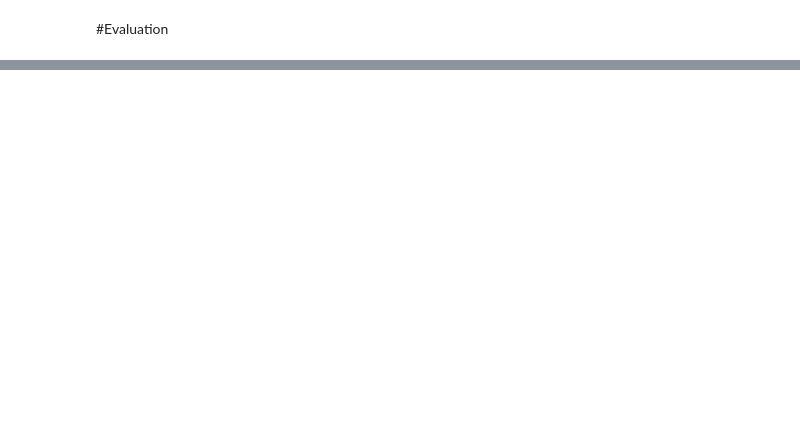
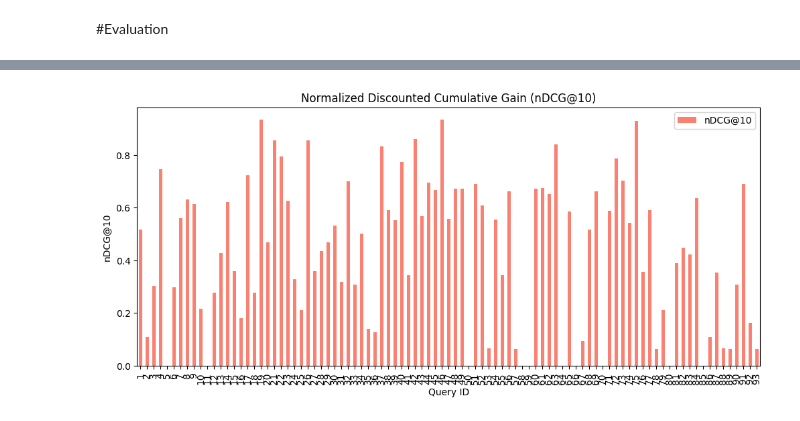
Before and after one commit to zahra-omrani/TinTinify, a Jupyter notebook: myIR.ipynb, the cells around one changed output, grey strips where cells are left out. Drawn from its saved outputs; the diff is of its cells as text; code cells hidden in the pictures; blank space fills up the shorter version.

```diff
--- a/myIR.ipynb
+++ b/myIR.ipynb
@@ -1888,0 +1534,9 @@ Successfully installed dask-2025.1.0 distributed-2025.1.0 sortedcontainers-2.4.0
+# %%
+df = pd.DataFrame(list(nDCGat10_list.items()), columns=['Query ID', 'nDCG@10'])
+df.plot(x='Query ID', y='nDCG@10', kind='bar', figsize=(12, 5), color='salmon')
+plt.xlabel('Query ID')
+plt.ylabel('nDCG@10')
+plt.title('Normalized Discounted Cumulative Gain (nDCG@10)')
+plt.show()
+# %% [output]
+[figure, added]
```
Also changed, not shown: parts of 36 cells of this notebook.
